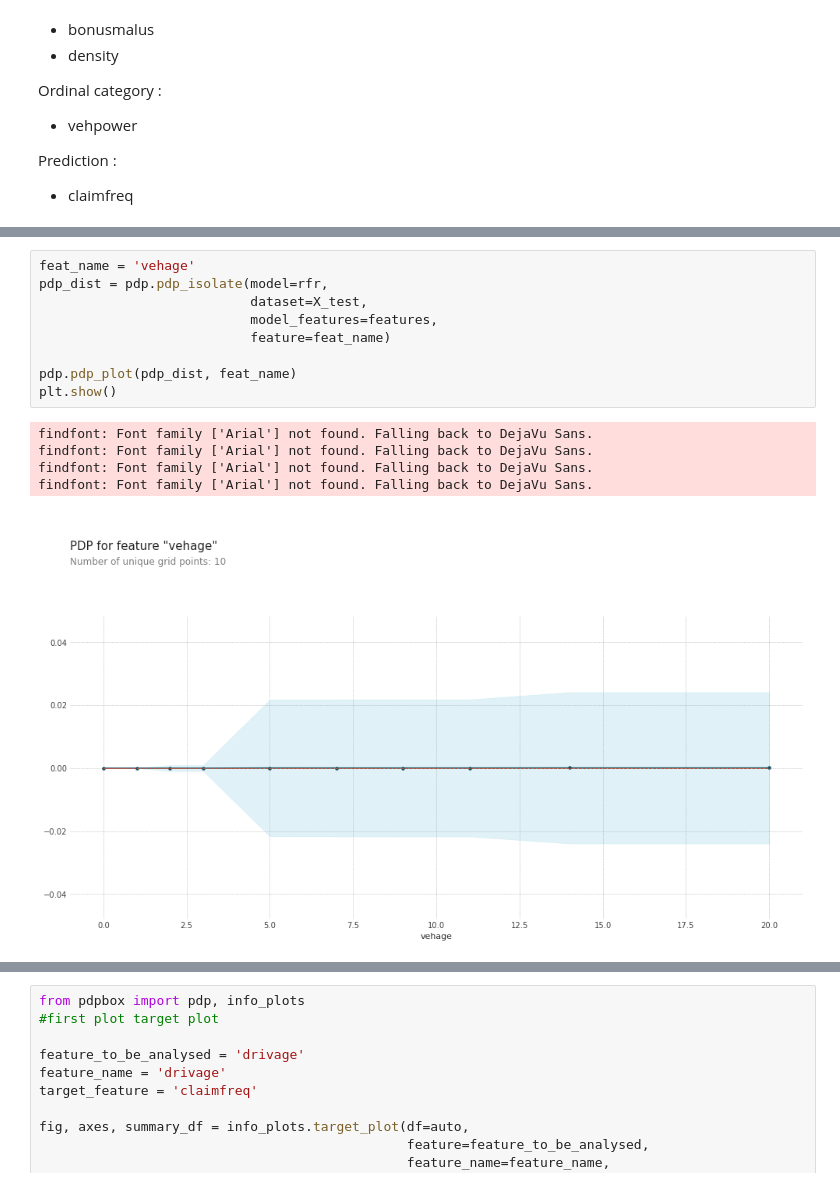
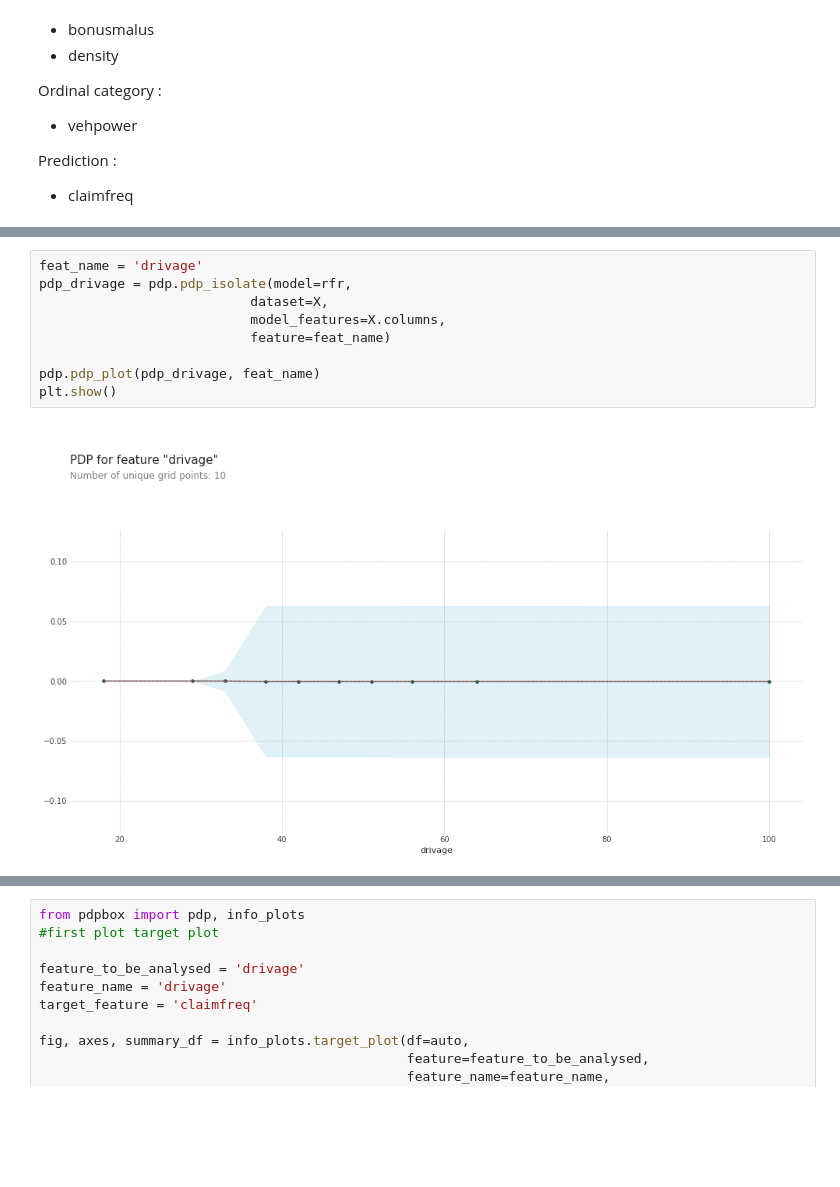
Before and after one commit to 2wnh93/motor-insurance-pdp, a Jupyter notebook: code/02_modelling.ipynb, the cells around one changed output, grey strips where cells are left out. Drawn from its saved outputs; the diff is of its cells as text; blank space fills up the shorter version.

```diff
--- a/code/02_modelling.ipynb
+++ b/code/02_modelling.ipynb
@@ -102,15 +129,11 @@ Prediction :
 # %%
-feat_name = 'vehage'
-pdp_dist = pdp.pdp_isolate(model=rfr,
-                           dataset=X_test,
-                           model_features=features,
+feat_name = 'drivage'
+pdp_drivage = pdp.pdp_isolate(model=rfr,
+                           dataset=X,
+                           model_features=X.columns,
                            feature=feat_name)
 
-pdp.pdp_plot(pdp_dist, feat_name)
+pdp.pdp_plot(pdp_drivage, feat_name)
 plt.show()
 # %% [output]
-findfont: Font family ['Arial'] not found. Falling back to DejaVu Sans.
-findfont: Font family ['Arial'] not found. Falling back to DejaVu Sans.
-findfont: Font family ['Arial'] not found. Falling back to DejaVu Sans.
-findfont: Font family ['Arial'] not found. Falling back to DejaVu Sans.
-[figure, old version]
+[figure, new version]
```
Also changed, not shown: parts of 6 cells of this notebook.
